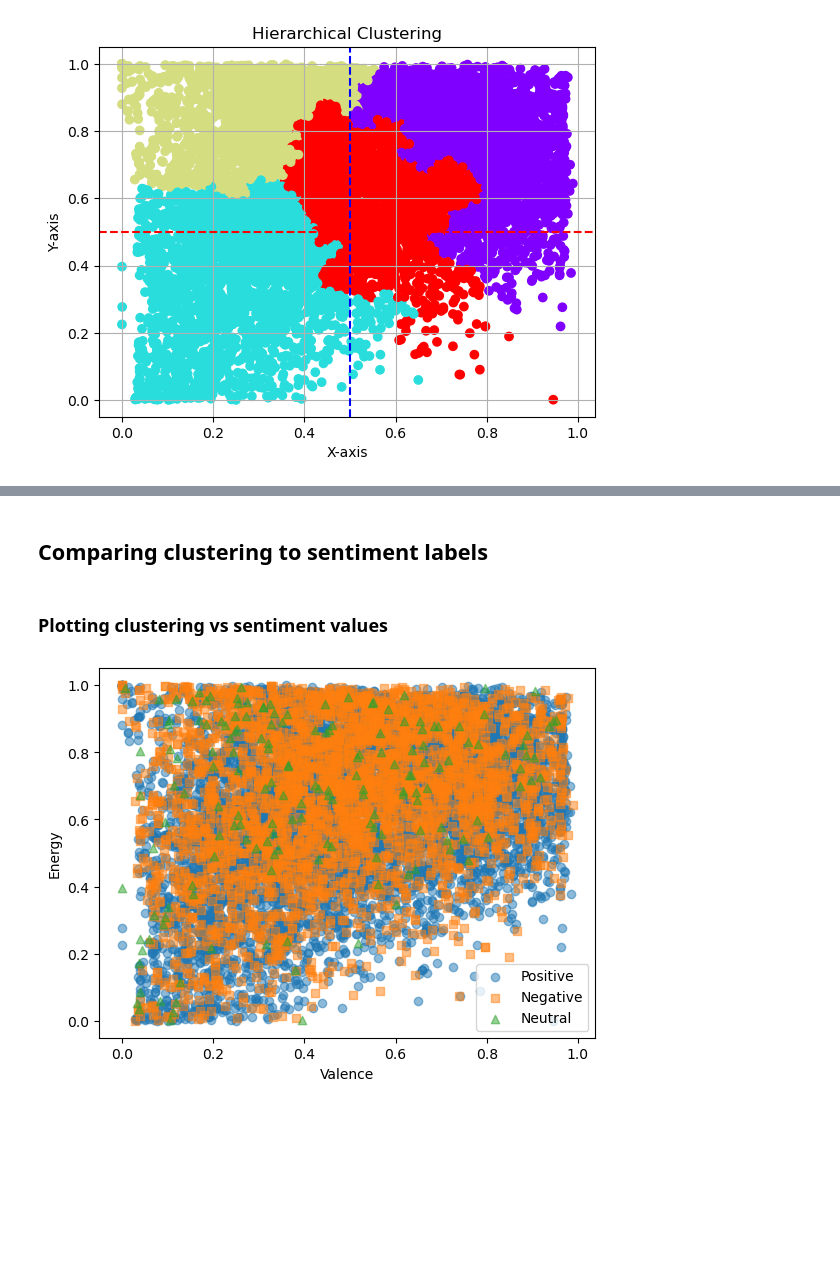
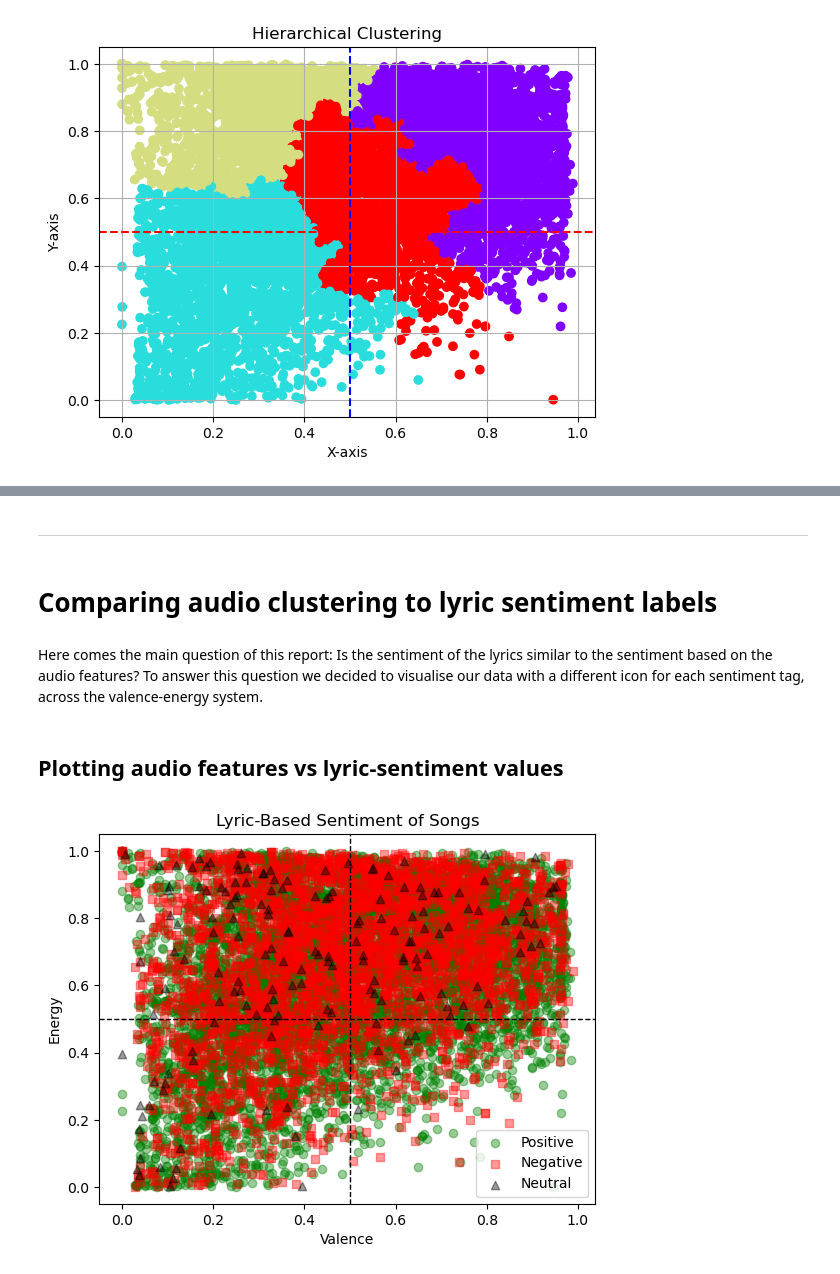
Before and after one commit to artemdou/computational-tools, a Jupyter notebook: Songs_Lyrics_&_Audio_Analysis.ipynb, the cells around one changed output, grey strips where cells are left out. Drawn from its saved outputs; the diff is of its cells as text; code cells hidden in the pictures; blank space fills up the shorter version.

Commit message:
added all 'audio features based clustering'

```diff
--- a/Songs_Lyrics_&_Audio_Analysis.ipynb
+++ b/Songs_Lyrics_&_Audio_Analysis.ipynb
@@ -1726,27 +1749,37 @@ Based on the results, it can be observed that the clusters vaguely match the qua
+# %% [markdown]
+----------------------------------------------------
 # %% [markdown]
-## Comparing clustering to sentiment labels
+# Comparing audio clustering to lyric sentiment labels
+# %% [markdown]
+Here comes the main question of this report: Is the sentiment of the lyrics similar to the sentiment based on the audio features? To answer this question we decided to visualise our data with a different icon for each sentiment tag, across the valence-energy system.
 # %% [markdown]
-### Plotting clustering vs sentiment values
+## Plotting audio features vs lyric-sentiment values
 # %%
-# Define node shapes for sentiments
-shapes = {'Positive': 'o', 'Negative': 's', 'Neutral': '^'}  # Add more if needed
+# Define node shapes and colors for sentiments
+shapes = {'Positive': ('o', 'green'), 'Negative': ('s', 'red'), 'Neutral': ('^', 'black')}
 
 # Initialize the plot
 fig, ax = plt.subplots()
 
-# Plot each sentiment with a different shape
-for sentiment, shape in shapes.items():
+# Plot each sentiment with a different shape and color
+for sentiment, (shape, color) in shapes.items():
     subset = songs_df[songs_df['sentiment'] == sentiment]
-    ax.scatter(subset['valence'], subset['energy'], alpha=0.5, marker=shape, label=sentiment)
+    ax.scatter(subset['valence'], subset['energy'], alpha=0.4, marker=shape, color=color, label=sentiment)
 
 # Setting the axis labels
 ax.set_xlabel('Valence')
 ax.set_ylabel('Energy')
 
 # Adding a legend
 ax.legend()
 
+ax.set_title('Lyric-Based Sentiment of Songs')
+
+# Add reference lines at x=0.5 and y=0.5
+plt.axhline(0.5, color='black', linestyle='--', linewidth=1, label='y = 0.5')
+plt.axvline(0.5, color='black', linestyle='--', linewidth=1, label='x = 0.5')
+
 # Show the plot
 plt.show()
 # %% [output]
-[figure, old version]
+[figure, new version]
```
Also changed, not shown: parts of 20 cells of this notebook.
